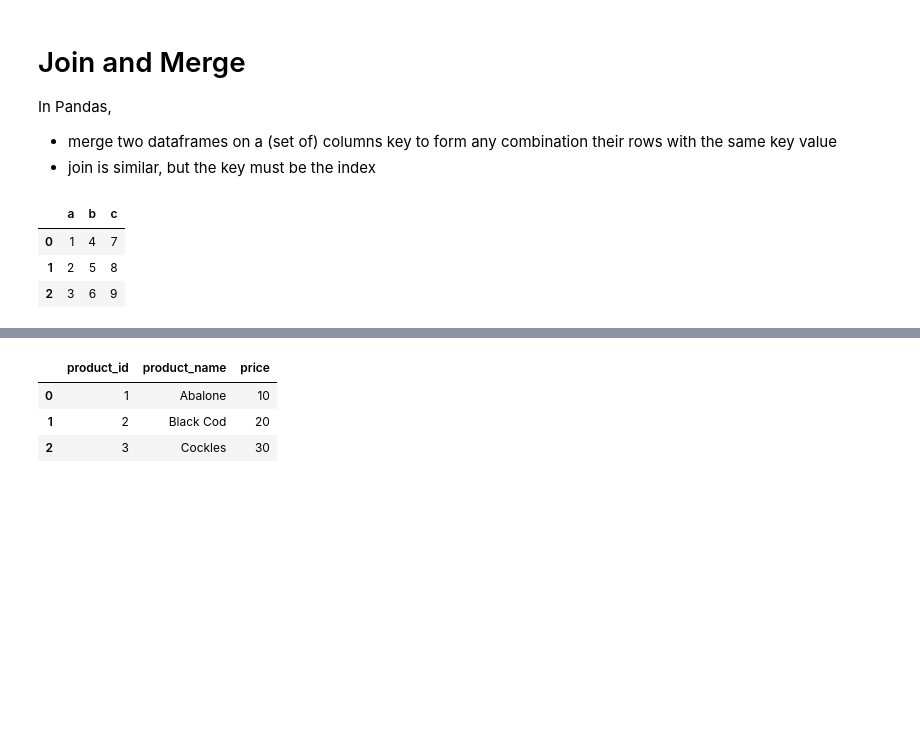
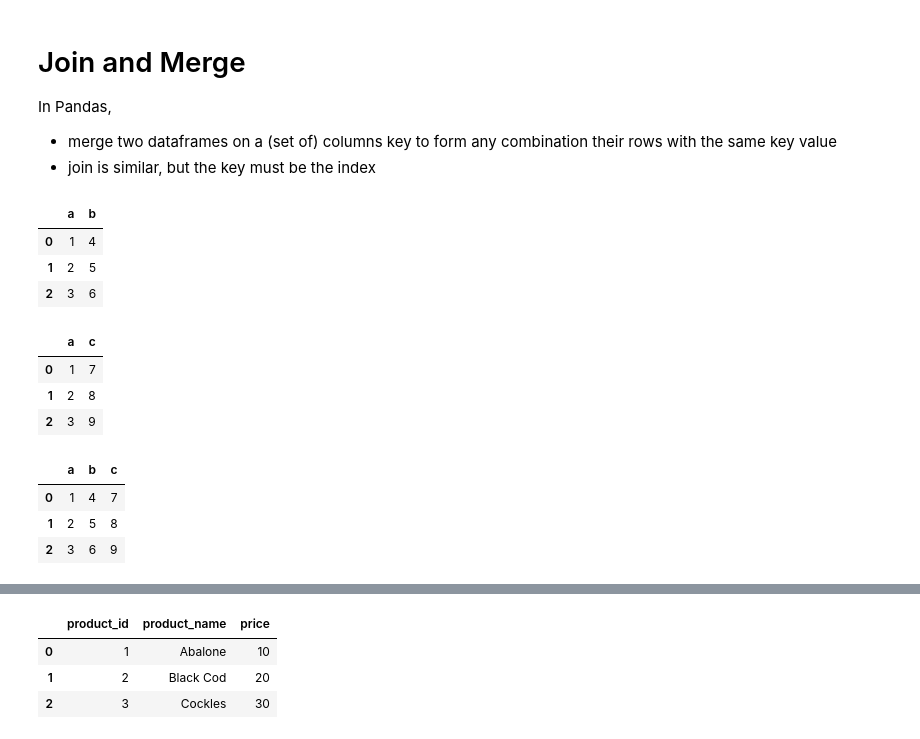
Before and after one commit to stanford-mse-125/demos, a Jupyter notebook: join.ipynb, the cells around one changed output, grey strips where cells are left out. Cells and saved outputs as stored; diff of their text form; code cells hidden in the pictures; blank space fills up the shorter version.

```diff
--- a/join.ipynb
+++ b/join.ipynb
@@ -9,13 +9,25 @@ In Pandas,
 # %%
 # basic join example
 df1 = pd.DataFrame({'a': [1, 2, 3], 'b': [4, 5, 6]})
 df2 = pd.DataFrame({'a': [1, 2, 3], 'c': [7, 8, 9]})
-df1.merge(df2, on='a')
+# show df1 and df2
+display(df1, df2)
 # %% [output]
-|  | a | b | c |
-| 0 | 1 | 4 | 7 |
-| 1 | 2 | 5 | 8 |
-| 2 | 3 | 6 | 9 |
+|  | a | b |
+| 0 | 1 | 4 |
+| 1 | 2 | 5 |
+| 2 | 3 | 6 |
+|  | a | c |
+| 0 | 1 | 7 |
+| 1 | 2 | 8 |
+| 2 | 3 | 9 |
+# %%
+df1.merge(df2, on='a')
+# %% [output]
+|  | a | b | c |
+| 0 | 1 | 4 | 7 |
+| 1 | 2 | 5 | 8 |
+| 2 | 3 | 6 | 9 |
 # %%
 # find total value of sales by product using joins
 products = pd.DataFrame({'product_id': [1, 2, 3], 'product_name': ['Abalone', 'Black Cod', 'Cockles']})
```
Also changed, not shown: parts of 3 cells of this notebook, 4 other files.
